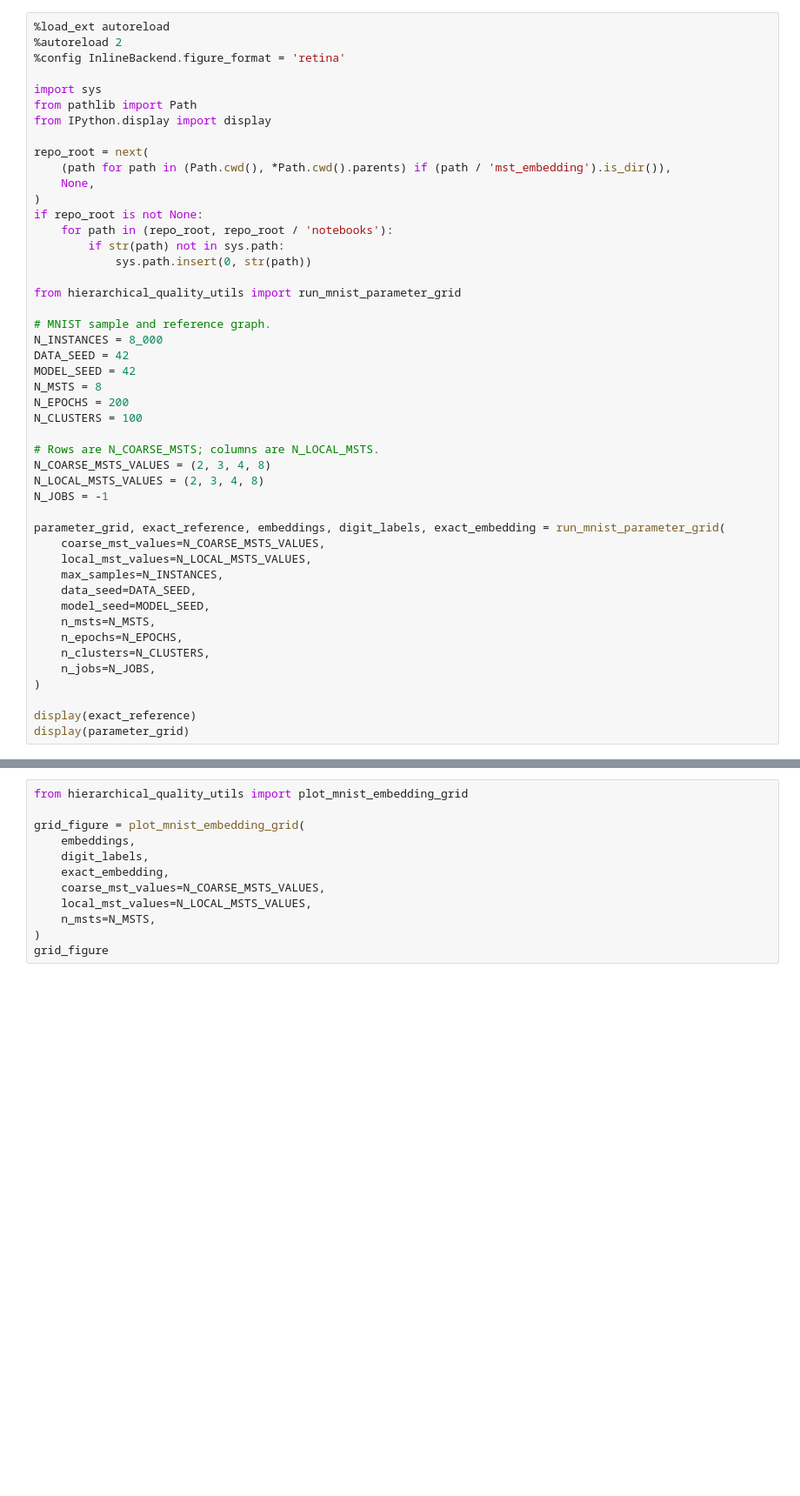
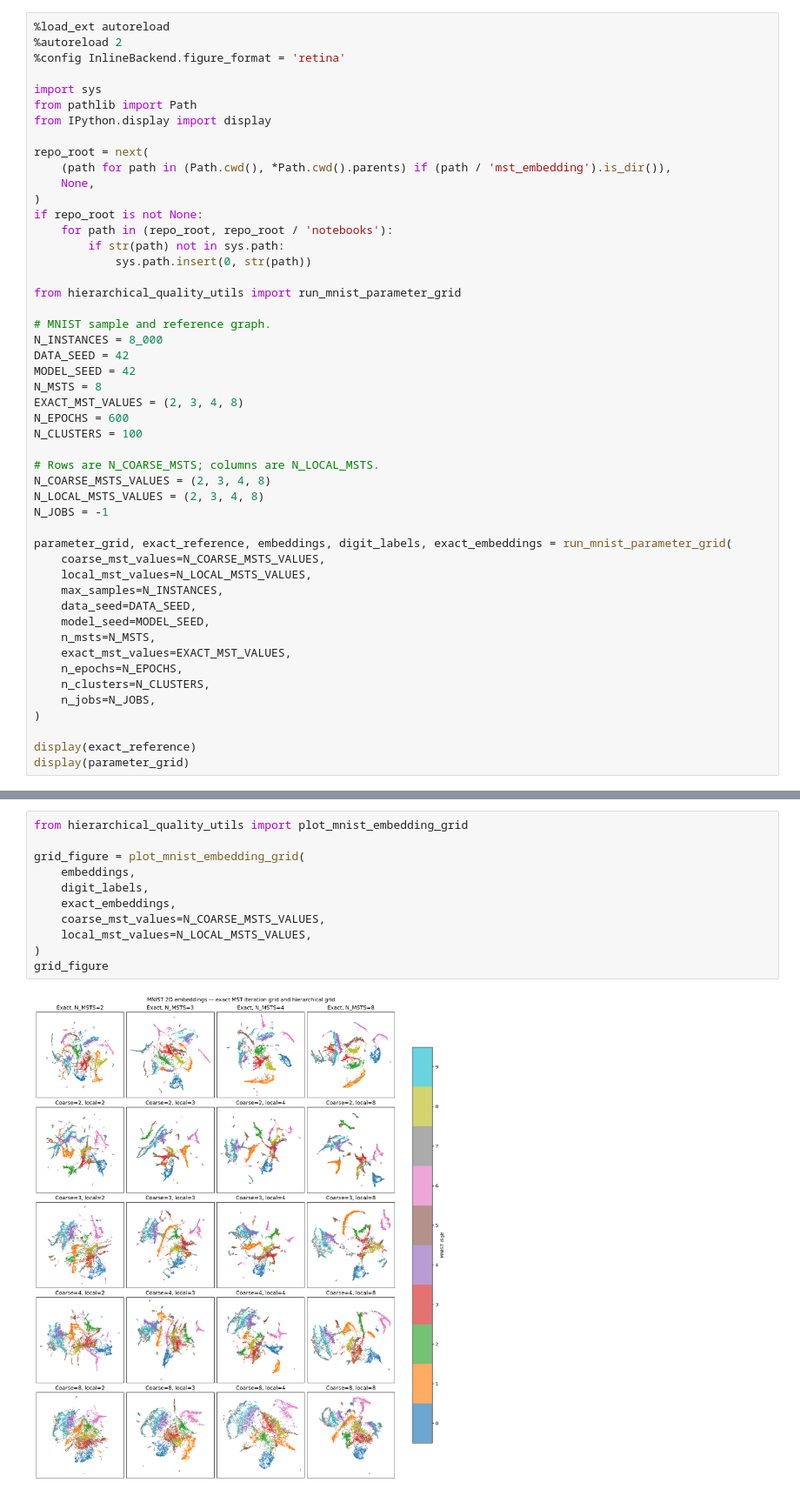
Before and after one commit to fabriziocosta/mst_embedding, a Jupyter notebook: notebooks/mnist_mst_grid.ipynb, the cells around one changed output, grey strips where cells are left out. Shown at 87% size. Drawn from its saved outputs; the diff is of its cells as text; blank space fills up the shorter version.

```diff
--- a/notebooks/mnist_mst_grid.ipynb
+++ b/notebooks/mnist_mst_grid.ipynb
@@ -27,7 +27,8 @@ N_INSTANCES = 8_000
 DATA_SEED = 42
 MODEL_SEED = 42
 N_MSTS = 8
-N_EPOCHS = 200
+EXACT_MST_VALUES = (2, 3, 4, 8)
+N_EPOCHS = 600
 N_CLUSTERS = 100
 
 # Rows are N_COARSE_MSTS; columns are N_LOCAL_MSTS.
@@ -35,13 +36,14 @@ N_COARSE_MSTS_VALUES = (2, 3, 4, 8)
 N_LOCAL_MSTS_VALUES = (2, 3, 4, 8)
 N_JOBS = -1
 
-parameter_grid, exact_reference, embeddings, digit_labels, exact_embedding = run_mnist_parameter_grid(
+parameter_grid, exact_reference, embeddings, digit_labels, exact_embeddings = run_mnist_parameter_grid(
     coarse_mst_values=N_COARSE_MSTS_VALUES,
     local_mst_values=N_LOCAL_MSTS_VALUES,
     max_samples=N_INSTANCES,
     data_seed=DATA_SEED,
     model_seed=MODEL_SEED,
     n_msts=N_MSTS,
+    exact_mst_values=EXACT_MST_VALUES,
     n_epochs=N_EPOCHS,
     n_clusters=N_CLUSTERS,
     n_jobs=N_JOBS,
@@ -54,12 +58,13 @@ Fixed MNIST grid data: 8,000 samples × 784 features; coarse values=(2, 3, 4, 8)
 # %%
 from hierarchical_quality_utils import plot_mnist_embedding_grid
 
 grid_figure = plot_mnist_embedding_grid(
     embeddings,
     digit_labels,
-    exact_embedding,
+    exact_embeddings,
     coarse_mst_values=N_COARSE_MSTS_VALUES,
     local_mst_values=N_LOCAL_MSTS_VALUES,
-    n_msts=N_MSTS,
 )
 grid_figure
+# %% [output]
+[figure, added]
```
Also changed, not shown: parts of 2 cells of this notebook, 6 other files.
